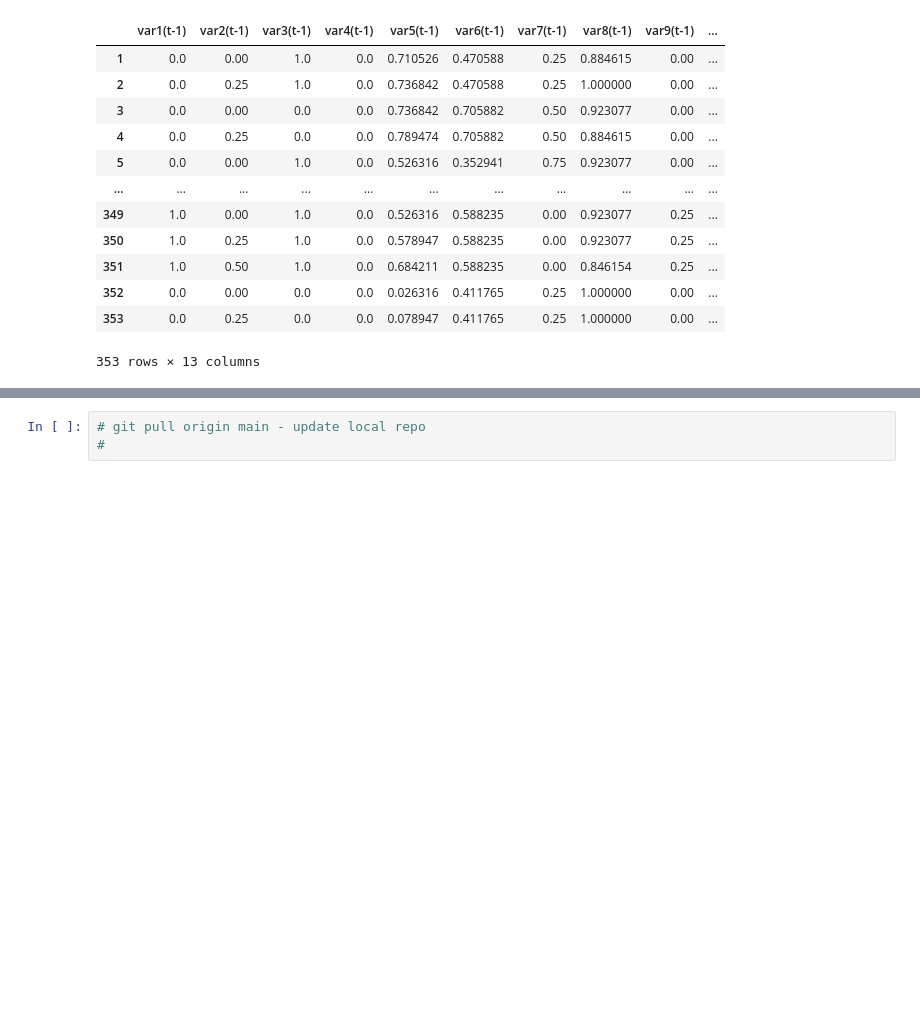
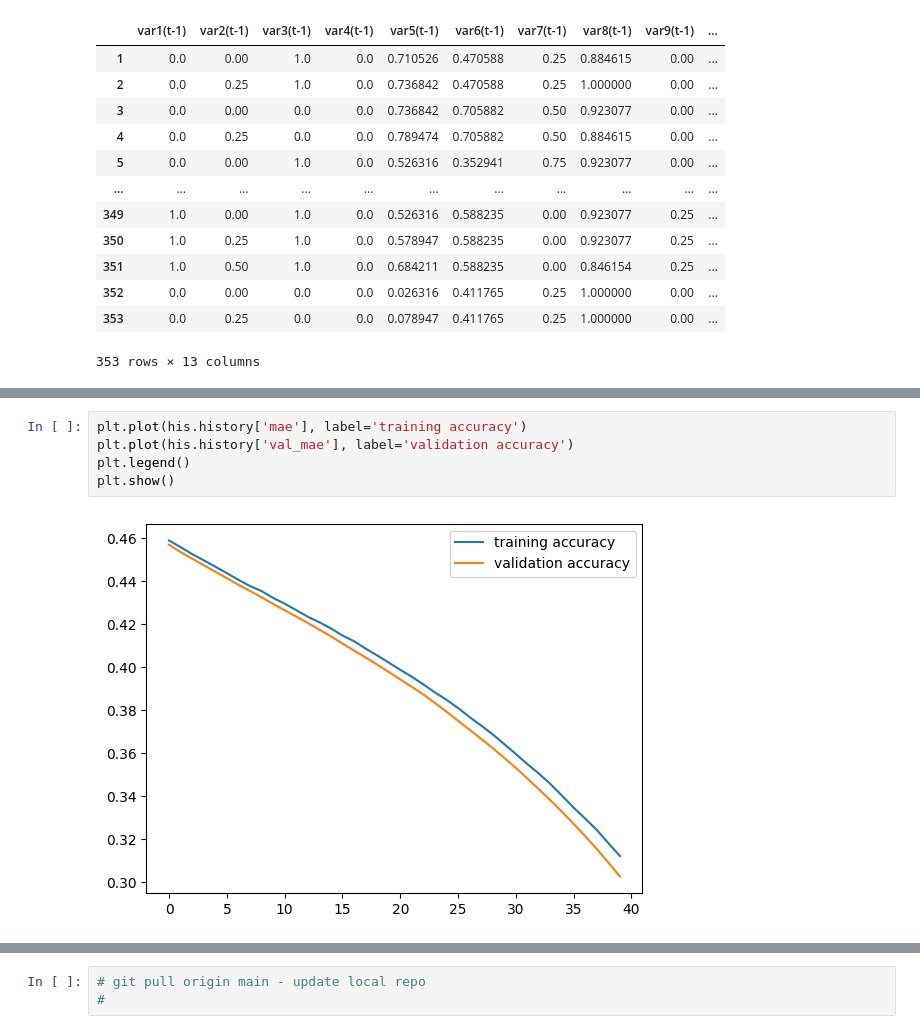
Before and after one commit to RAYD2/FinalYearProject, a Jupyter notebook: FinalNotebooks/LSTM(OASIS).ipynb, the cells around one changed output, grey strips where cells are left out. Cells and saved outputs as stored; diff of their text form; blank space fills up the shorter version.

```diff
--- a/FinalNotebooks/LSTM(OASIS).ipynb
+++ b/FinalNotebooks/LSTM(OASIS).ipynb
@@ -230,0 +247,7 @@ plt.show()
+# %%
+plt.plot(his.history['mae'], label='training accuracy')
+plt.plot(his.history['val_mae'], label='validation accuracy')
+plt.legend()
+plt.show()
+# %% [output]
+[figure, added]
```
Also changed, not shown: parts of 6 cells of this notebook.
